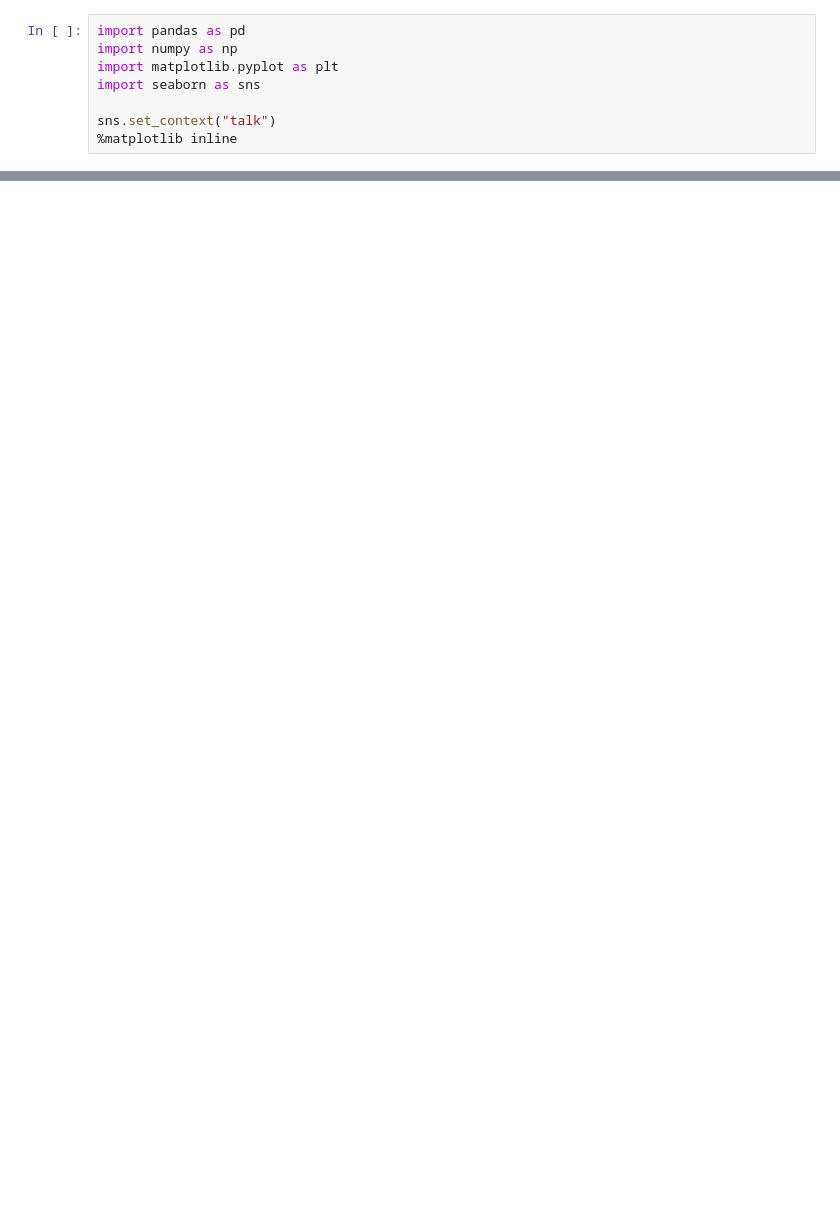
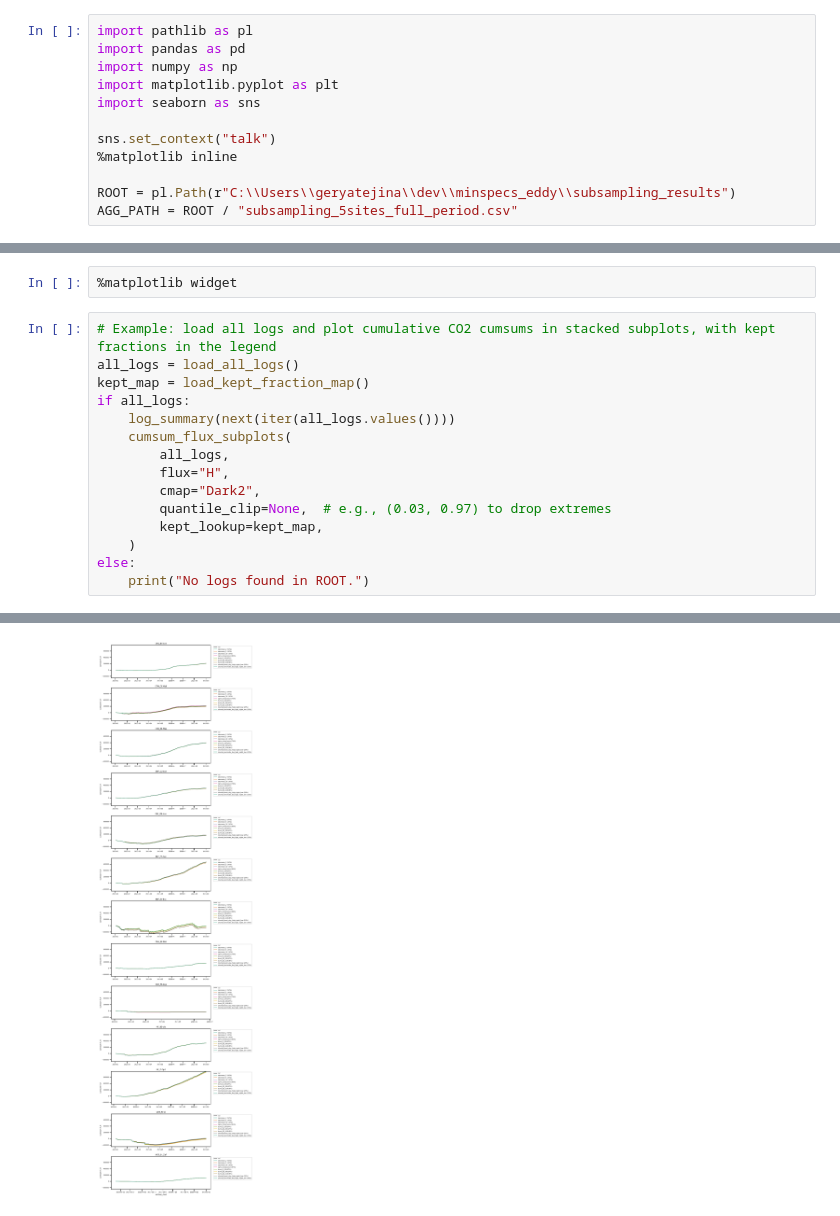
Before and after one commit to geryatejina/minspecs_eddy, a Jupyter notebook: notebooks/subsampling_timeseries_analysis.ipynb, the cells around one changed output, grey strips where cells are left out. Saved outputs shown, nothing was run; the diff lists cells and outputs as text; blank space fills up the shorter version.

Commit message:
Keep working on summarizing simulation results

```diff
--- a/notebooks/subsampling_timeseries_analysis.ipynb
+++ b/notebooks/subsampling_timeseries_analysis.ipynb
@@ -5,4 +5,5 @@ Helpers to inspect window-level logs (e.g., `igbp_CRO_BE-Lon_windows_*.csv`) and
 # %%
+import pathlib as pl
 import pandas as pd
 import numpy as np
 import matplotlib.pyplot as plt
@@ -10,3 +11,6 @@ import seaborn as sns
 
 sns.set_context("talk")
 %matplotlib inline
+
+ROOT = pl.Path(r"C:\\Users\\geryatejina\\dev\\minspecs_eddy\\subsampling_results")
+AGG_PATH = ROOT / "subsampling_5sites_full_period.csv"
@@ -134,0 +177,18 @@ cumsum_flux(log_df, flux="CO2", rotation_mode="double", include_raw=False)
+# %%
+%matplotlib widget
+# %%
+# Example: load all logs and plot cumulative CO2 cumsums in stacked subplots, with kept fractions in the legend
+all_logs = load_all_logs()
+kept_map = load_kept_fraction_map()
+if all_logs:
+    log_summary(next(iter(all_logs.values())))
+    cumsum_flux_subplots(
+        all_logs,
+        flux="H",
+        cmap="Dark2",
+        quantile_clip=None,  # e.g., (0.03, 0.97) to drop extremes
+        kept_lookup=kept_map,
+    )
+else:
+    print("No logs found in ROOT.")
+# %% [output]
@@ -134,0 +201 @@ cumsum_flux(log_df, flux="CO2", rotation_mode="double", include_raw=False)
+[figure, added]
```
Also changed, not shown: parts of 6 cells of this notebook, 4 other files.
